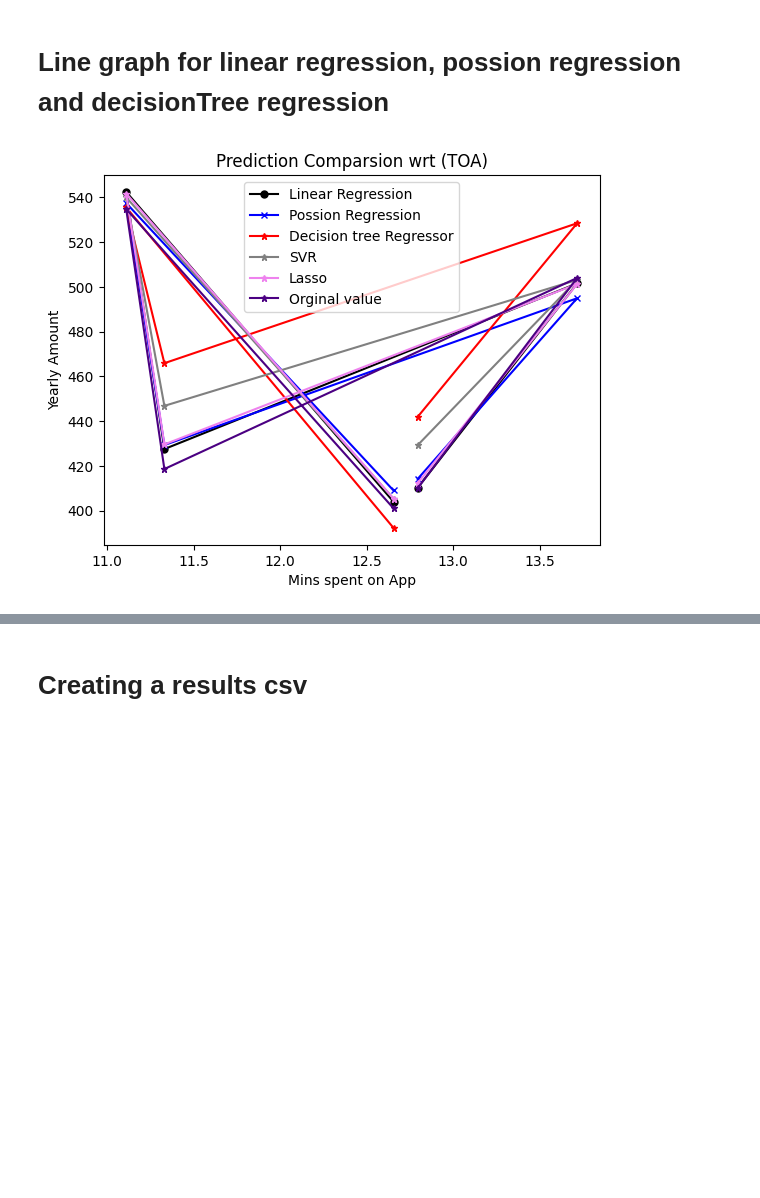
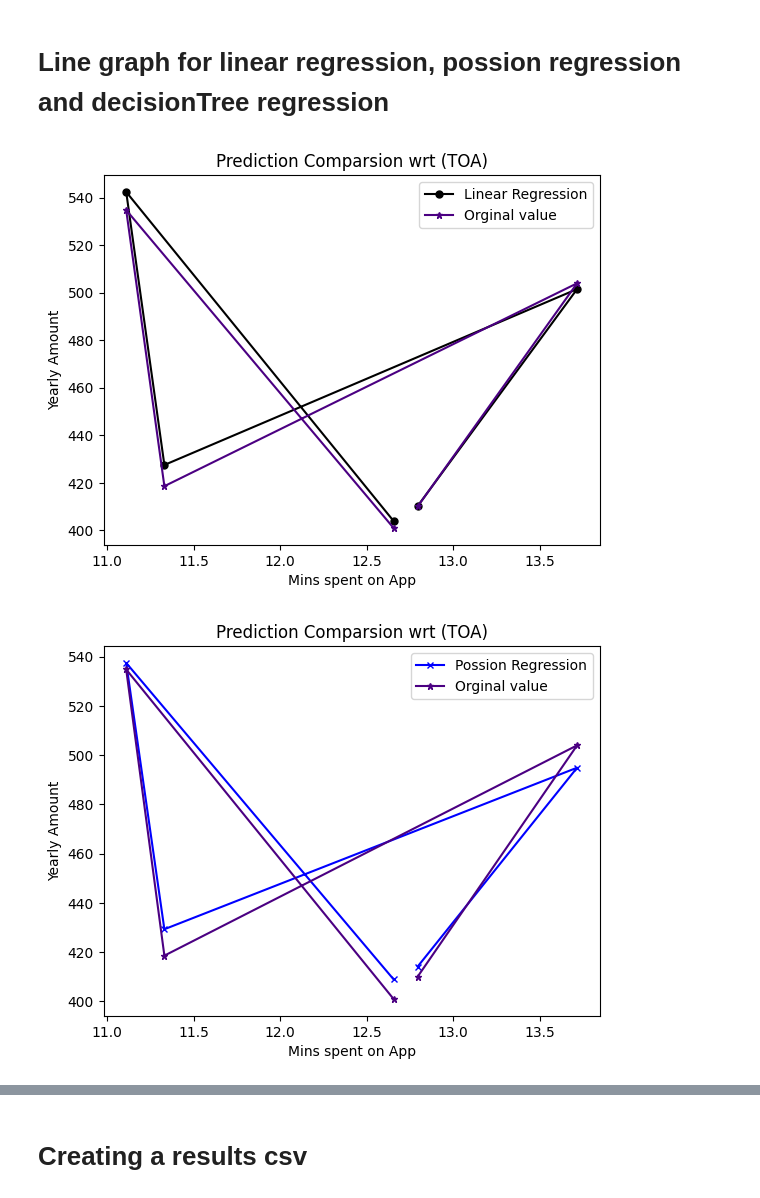
Before and after one commit to siddh34/DSML-Project, a Jupyter notebook: analysis.ipynb, the cells around one changed output, grey strips where cells are left out. Cells and saved outputs as stored; diff of their text form; code cells hidden in the pictures; blank space fills up the shorter version.

```diff
--- a/analysis.ipynb
+++ b/analysis.ipynb
@@ -659,15 +724,7 @@ plt.title("Prediction Comparsion wrt (TOA)")
 
 plt.plot(df['Time on App'][:5],pred[:5],label="Linear Regression",linestyle='-',marker='o',markersize=5,color='black')
 
-plt.plot(df['Time on App'][:5],predictPossion[:5],label="Possion Regression",linestyle='-',marker='x',markersize=5,color='blue')
 
-plt.plot(df['Time on App'][:5],dtPred[:5],label="Decision tree Regressor",linestyle='-',marker='*',markersize=5,color='red')
-
-plt.plot(df['Time on App'][:5],regressorVecPred[:5],label="SVR",linestyle='-',marker='*',markersize=5,color='grey')
-
-plt.plot(df['Time on App'][:5],lassoPredict[:5],label="Lasso",linestyle='-',marker='*',markersize=5,color='violet')
-
-# original line
 plt.plot(df['Time on App'][:5],y_test[:5],label="Orginal value",linestyle='-',marker='*',markersize=5,color='indigo')
 
 plt.ylabel("Yearly Amount")
@@ -677,4 +734,20 @@ plt.legend()
 
 plt.show()
 # %% [output]
-[figure, old version]
+[figure, new version]
+# %%
+plt.title("Prediction Comparsion wrt (TOA)")
+
+plt.plot(df['Time on App'][:5],predictPossion[:5],label="Possion Regression",linestyle='-',marker='x',markersize=5,color='blue')
+
+
+plt.plot(df['Time on App'][:5],y_test[:5],label="Orginal value",linestyle='-',marker='*',markersize=5,color='indigo')
+
+plt.ylabel("Yearly Amount")
+plt.xlabel("Mins spent on App")
+
+plt.legend()
+
+plt.show()
+# %% [output]
+[figure, added]
```
Also changed, not shown: parts of 29 cells of this notebook, 2 other files.
